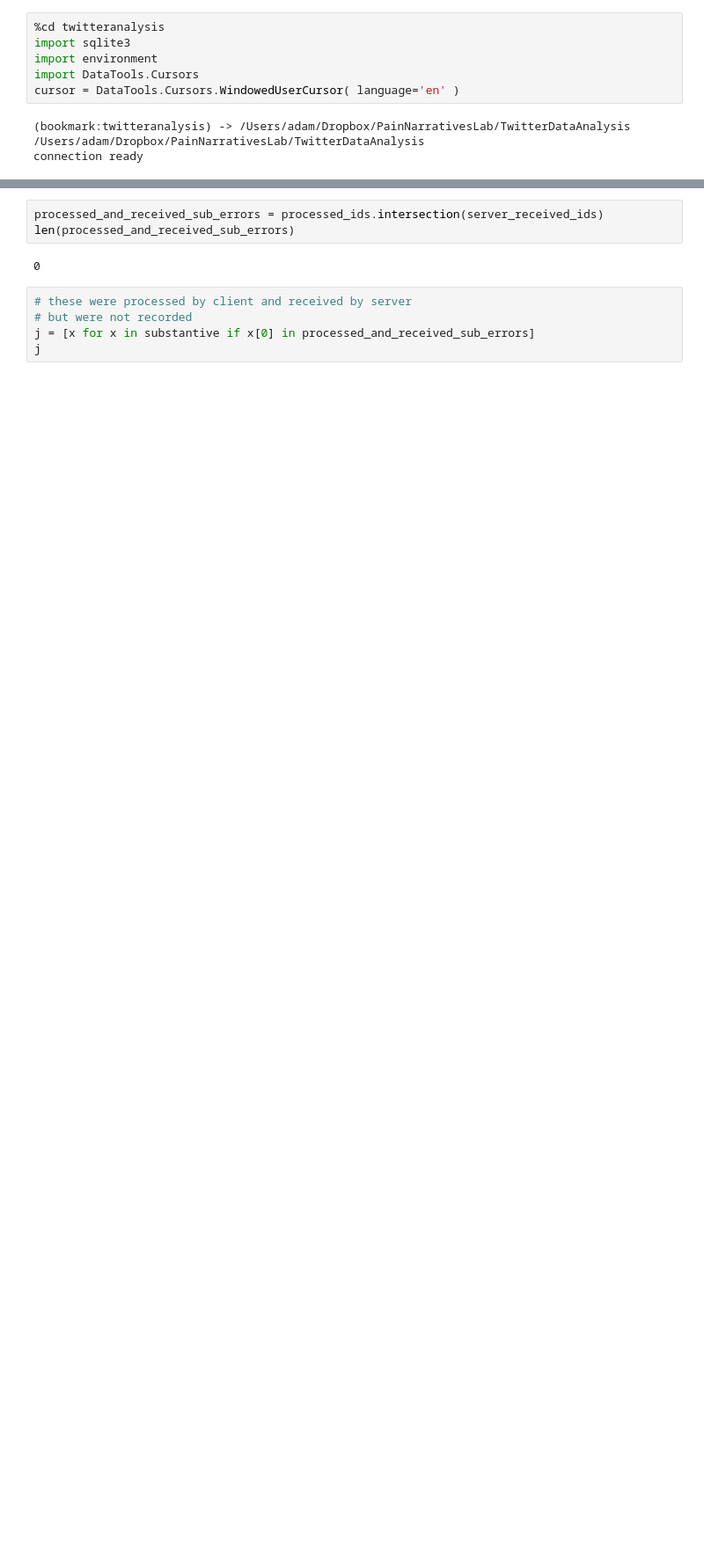
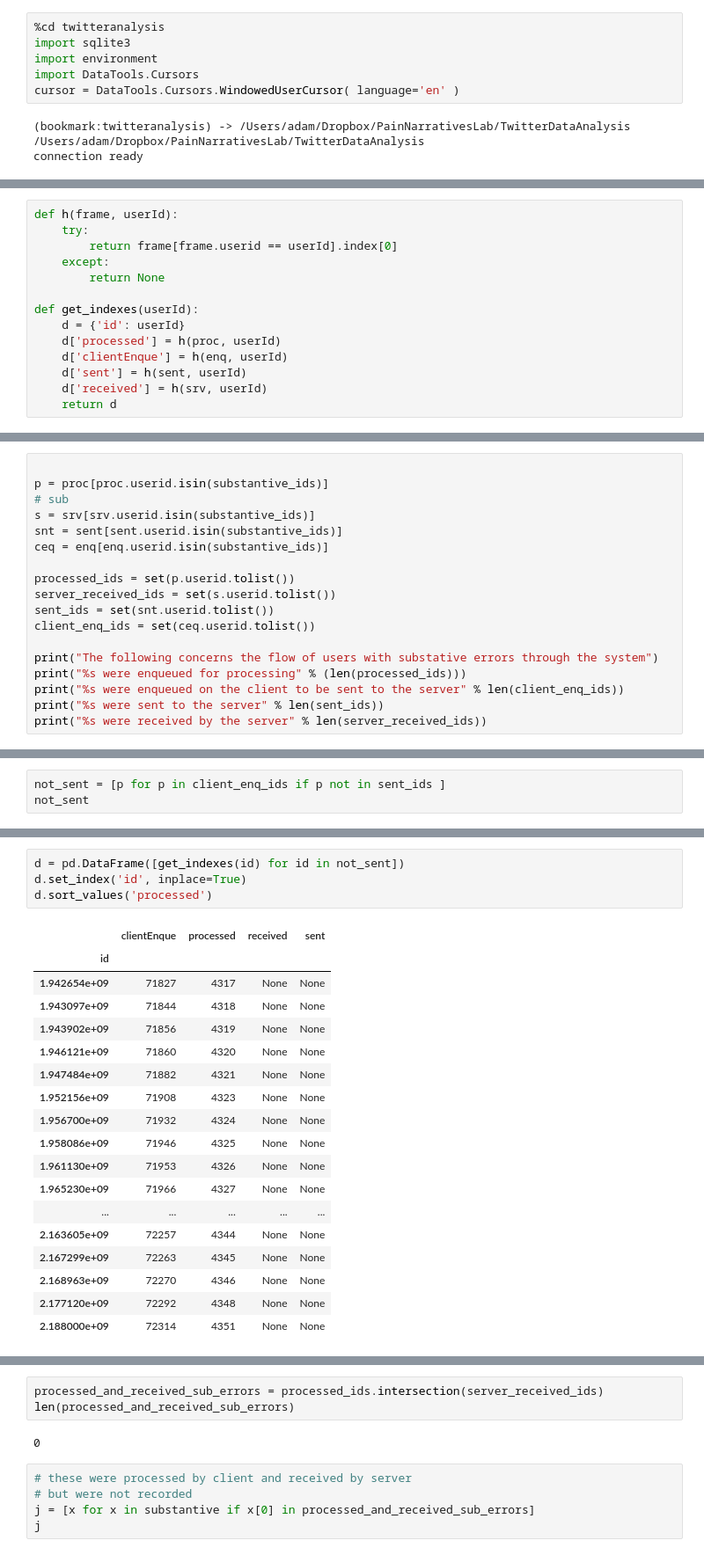
Before and after one commit to PainNarrativesLab/TwitterDataAnalysis, a Jupyter notebook: Notebooks/Sqlite data handling.ipynb, the cells around one changed output, grey strips where cells are left out. Shown at 88% size. Drawn from its saved outputs; the diff is of its cells as text; blank space fills up the shorter version.

```diff
--- a/Notebooks/Sqlite data handling.ipynb
+++ b/Notebooks/Sqlite data handling.ipynb
@@ -245,0 +230,14 @@ print("%s substantive errors in processed; %s sub errors in server" % (len(proce
+# %%
+def h(frame, userId):
+    try:
+        return frame[frame.userid == userId].index[0]
+    except:
+        return None
+
+def get_indexes(userId):
+    d = {'id': userId}
+    d['processed'] = h(proc, userId)
+    d['clientEnque'] = h(enq, userId)
+    d['sent'] = h(sent, userId)
+    d['received'] = h(srv, userId)
+    return d
@@ -245,0 +264,18 @@ print("%s substantive errors in processed; %s sub errors in server" % (len(proce
+# %%
+
+p = proc[proc.userid.isin(substantive_ids)]
+# sub
+s = srv[srv.userid.isin(substantive_ids)]
+snt = sent[sent.userid.isin(substantive_ids)]
+ceq = enq[enq.userid.isin(substantive_ids)]
+
+processed_ids = set(p.userid.tolist())
+server_received_ids = set(s.userid.tolist())
+sent_ids = set(snt.userid.tolist())
+client_enq_ids = set(ceq.userid.tolist())
+
+print("The following concerns the flow of users with substative errors through the system")
+print("%s were enqueued for processing" % (len(processed_ids)))
+print("%s were enqueued on the client to be sent to the server" % len(client_enq_ids))
+print("%s were sent to the server" % len(sent_ids))
+print("%s were received by the server" % len(server_received_ids))
@@ -245,0 +306,3 @@ print("%s substantive errors in processed; %s sub errors in server" % (len(proce
+# %%
+not_sent = [p for p in client_enq_ids if p not in sent_ids ]
+not_sent
@@ -245,0 +347,23 @@ print("%s substantive errors in processed; %s sub errors in server" % (len(proce
+# %%
+d = pd.DataFrame([get_indexes(id) for id in not_sent])
+d.set_index('id', inplace=True)
+d.sort_values('processed')
+# %% [output]
+|  | clientEnque | processed | received | sent |
+| id |  |  |  |  |
+| 1.942654e+09 | 71827 | 4317 | None | None |
+| 1.943097e+09 | 71844 | 4318 | None | None |
+| 1.943902e+09 | 71856 | 4319 | None | None |
+| 1.946121e+09 | 71860 | 4320 | None | None |
+| 1.947484e+09 | 71882 | 4321 | None | None |
+| 1.952156e+09 | 71908 | 4323 | None | None |
+| 1.956700e+09 | 71932 | 4324 | None | None |
+| 1.958086e+09 | 71946 | 4325 | None | None |
+| 1.961130e+09 | 71953 | 4326 | None | None |
+| 1.965230e+09 | 71966 | 4327 | None | None |
+| ... | ... | ... | ... | ... |
+| 2.163605e+09 | 72257 | 4344 | None | None |
+| 2.167299e+09 | 72263 | 4345 | None | None |
+| 2.168963e+09 | 72270 | 4346 | None | None |
+| 2.177120e+09 | 72292 | 4348 | None | None |
+| 2.188000e+09 | 72314 | 4351 | None | None |
```
Also changed, not shown: parts of 29 cells of this notebook, 12 other files.
